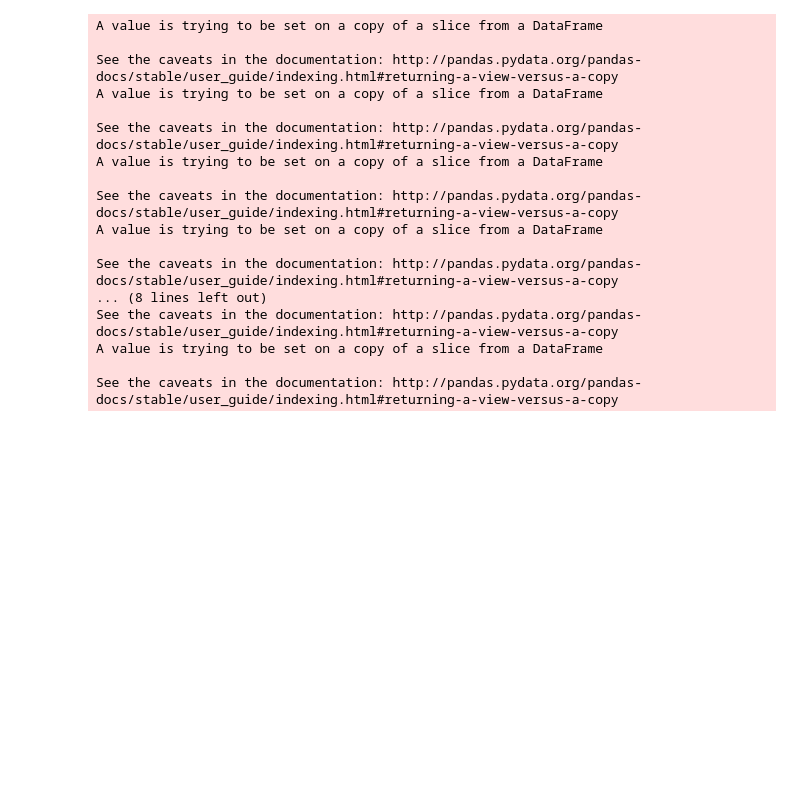
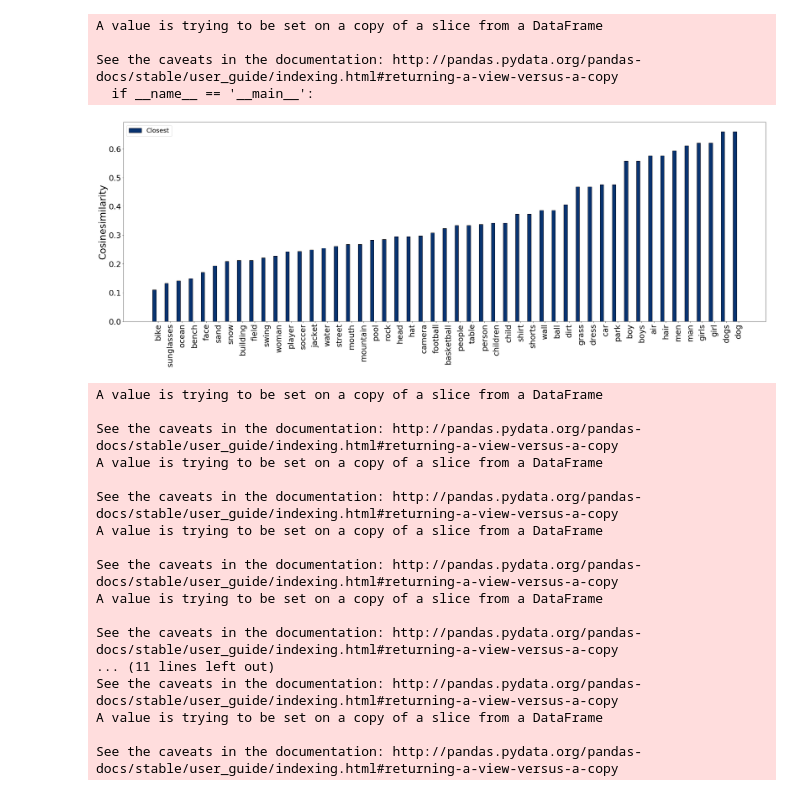
Before and after one commit to sebastiaansch/VGSthesis, a Jupyter notebook: Results_isolated_word_recognition/Results Word Recognition.ipynb, the cells around one changed output. Drawn from its saved outputs; the diff is of its cells as text; code cells hidden in the pictures; blank space fills up the shorter version.

```diff
--- a/Results_isolated_word_recognition/Results Word Recognition.ipynb
+++ b/Results_isolated_word_recognition/Results Word Recognition.ipynb
@@ -104,0 +147,8 @@ array([0. , 0.1, 0.2, 0.3, 0.4, 0.5, 0.6, 0.7, 0.8, 0.9])
+# %%
+import torch
+path = "files_with_wordembeddings_final.csv"
+dfembeddings = pd.read_csv(path)
+for idx,embedding in enumerate(dfembeddings["Embedding"]):
+#parse scientific data out and interpret string as nparray
+    emb = np.array(embedding.replace("\n","").replace("[","").replace("]","").split())
+    dfembeddings["Embedding"][idx] = torch.from_numpy(np.array([float(value) for value in emb]))
@@ -105,3 +237,52 @@ array([0. , 0.1, 0.2, 0.3, 0.4, 0.5, 0.6, 0.7, 0.8, 0.9])
+# %%
+cat = []
+for values in averageembeddings["Closestword"]:
+    for value in values:
+        cat.append(value)
+cat.count("basketball")
+averageembeddings["closenesstoothers"] = np.nan
+#count how many times a word occurs in another words top 5 closest embeddings
+for idx,word in enumerate(averageembeddings["Word"]):
+    averageembeddings["closenesstoothers"][idx] = cat.count(word)
+
+averageembeddings=averageembeddings.sort_values(["Distanceclosest"])
+# %% [output]
+A value is trying to be set on a copy of a slice from a DataFrame
+
+See the caveats in the documentation: http://pandas.pydata.org/pandas-docs/stable/user_guide/indexing.html#returning-a-view-versus-a-copy
+  if __name__ == '__main__':
+# %%
+fig, ax = plt.subplots(figsize=(30, 10))
+# ax2 = ax.twinx()
+barWidth = 0.3
+r1 = np.arange(len(averageembeddings["Word"]))
+r2 = [x + barWidth for x in r1]
+
+plt.style.use('seaborn-deep')
+
+plt.rcParams.update({'font.size': 20})
+
+plt.rc('axes', titlesize=15)
+plt.rc('axes', labelsize=15)
+plt.rc('xtick', labelsize=25)    # fontsize of the tick labels
+plt.rc('ytick', labelsize=25)
+
+plt.tight_layout()
+ax.bar(r1, averageembeddings["Distanceclosest"], width=barWidth , color='#083370',edgecolor="black", align='center',label="Closest")
+# plt.bar(r2, averageembeddings["AvgDistance5"], width=barWidth,ax=ax2, color='y', edgecolor="black",align='center',label="Avgclosest")
+
+
+plt.xticks([r + barWidth for r in range(len(averageembeddings["Word"]))], averageembeddings["Word"])
+plt.xticks(rotation=90)
+
+ax.set_ylabel('Cosinesimilarity',fontsize=30)
+ax.set_title(f"",fontsize=30)
+
+plt.legend()
+
+plt.show()
+# %% [output]
+[figure, added]
 # %%
 scorelist = scorelist[['Word',"AvgScore","Stdev"]]
 path = "/Users/sebastiaanscholten/Documents/speech2image-master/vgsexperiments/experiments/data/Flickr8k_text/Flickr8k.token.txt"
@@ -200,6 +381,15 @@ for idx1,string in enumerate(wordinstances["OriginalWord"]):
             wordinstances["NofVowels"][idx1] = scorelist["NofVowels"][idx2]
             wordinstances["NofConsonants"][idx1] = scorelist['NofConsonants'][idx2]
 
+wordinstances["inimagenet"] = np.nan
+imagenet_flickr8k_words = imagenet_flickr8k_intersection()
+
+for idx,word in enumerate(wordinstances["OriginalWord"]):
+    if word in imagenet_flickr8k_words:
+        wordinstances["inimagenet"][idx] = "1"
+        continue
+    wordinstances["inimagenet"][idx] = "0"
+
 wordinstances["SpeakingSpeed"] = wordinstances["NofPhonemes"] / wordinstances["MfccLength"]
 wordinstances.to_csv("wordinstancesdata.csv",index=False)
 # %% [output]
@@ -215,7 +405,7 @@ See the caveats in the documentation: http://pandas.pydata.org/pandas-docs/stabl
 A value is trying to be set on a copy of a slice from a DataFrame
 
 See the caveats in the documentation: http://pandas.pydata.org/pandas-docs/stable/user_guide/indexing.html#returning-a-view-versus-a-copy
-... (8 lines left out)
+... (11 lines left out)
 See the caveats in the documentation: http://pandas.pydata.org/pandas-docs/stable/user_guide/indexing.html#returning-a-view-versus-a-copy
 A value is trying to be set on a copy of a slice from a DataFrame
 
```
Also changed, not shown: parts of 13 cells of this notebook, 35 other files.
